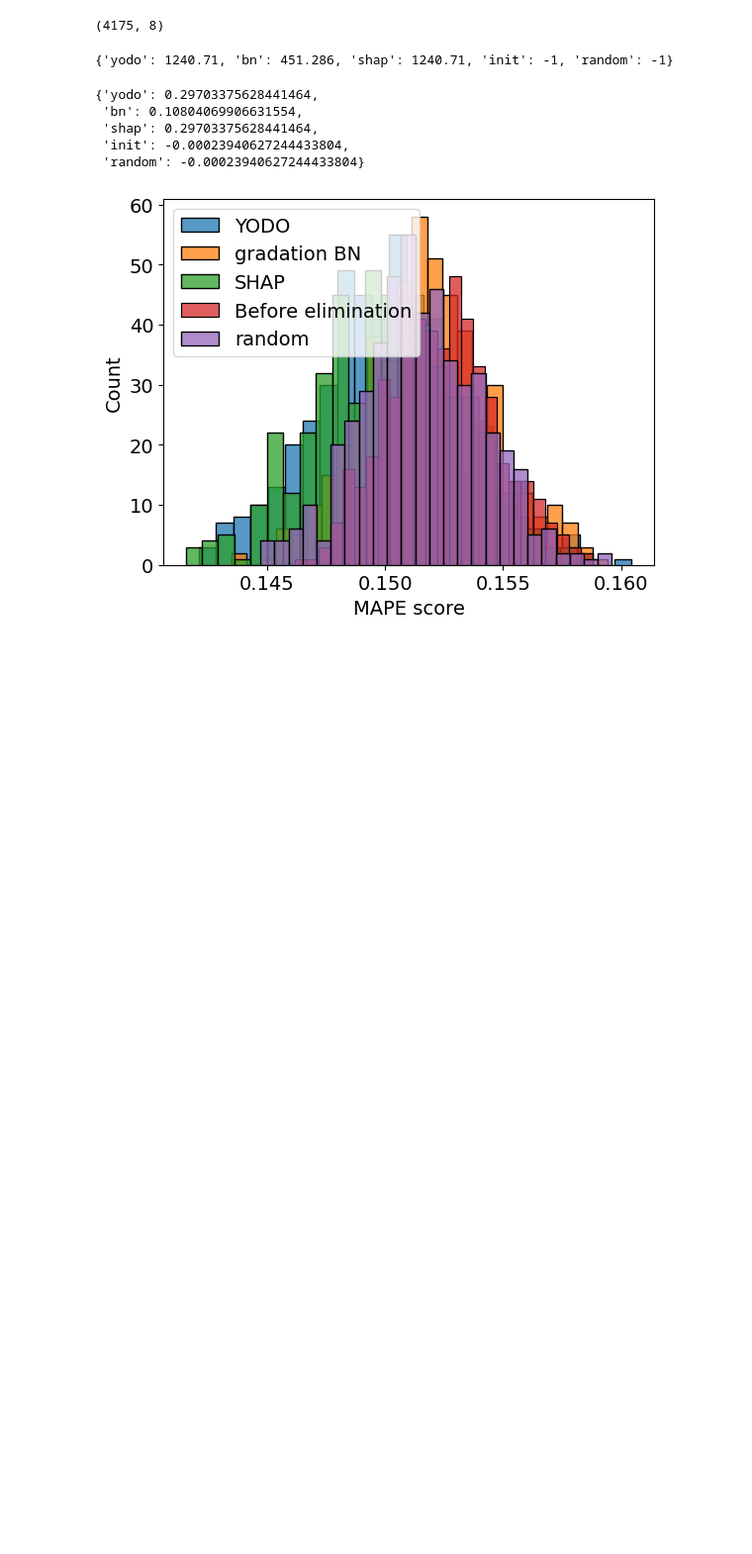
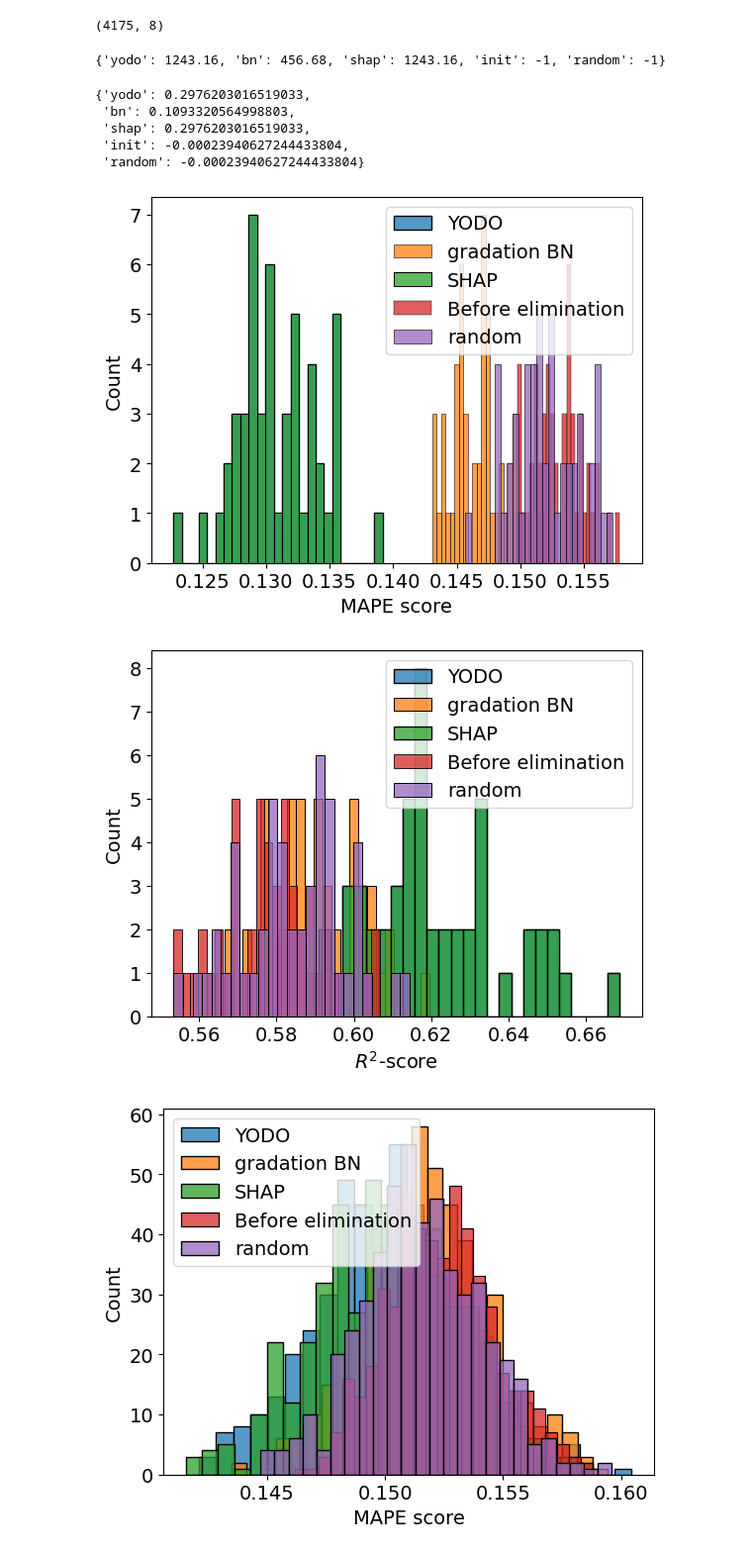
Before and after one commit to dmitry-grigorev/GIEBN, a Jupyter notebook: experiments/shaplime/error_gradations_yodo_abalone_regr.ipynb, the cells around one changed output. Shown at 99% size. Saved outputs shown, nothing was run; the diff lists cells and outputs as text; code cells hidden in the pictures; blank space fills up the shorter version.

```diff
--- a/experiments/shaplime/error_gradations_yodo_abalone_regr.ipynb
+++ b/experiments/shaplime/error_gradations_yodo_abalone_regr.ipynb
@@ -293,17 +293,18 @@ np.random.seed(42)
 
 stats_res = bootstrap_sampling(data, d_dict, bn,
                                     [mape,
-                                    r2_score], trials=500,alpha=0.3, incl_random_removal=True)
+                                    r2_score], trials=50,alpha=0.3, incl_random_removal=True,
+                                    drop_mode='metric')
 # %%
 stats_res['avg_n_dropped']
 # %% [output]
-{'yodo': 1240.71, 'bn': 451.286, 'shap': 1240.71, 'init': -1, 'random': -1}
+{'yodo': 1243.16, 'bn': 456.68, 'shap': 1243.16, 'init': -1, 'random': -1}
 # %%
 {k: v/n for k, v in stats_res['avg_n_dropped'].items()}
 # %% [output]
-{'yodo': 0.29703375628441464,
- 'bn': 0.10804069906631554,
- 'shap': 0.29703375628441464,
+{'yodo': 0.2976203016519033,
+ 'bn': 0.1093320564998803,
+ 'shap': 0.2976203016519033,
  'init': -0.00023940627244433804,
  'random': -0.00023940627244433804}
 # %%
@@ -322,6 +323,18 @@ names_mapping = {k:v for k, v in
                           "SHAP",
                           "random"
                           ])}
+# %%
+for k, label in enumerate(['MAPE score', '$R^2$-score']):
+    plt.figure()
+    plot_scores(stats_res['metrics'], ["Before elimination",
+                          "YODO",
+                          "gradation BN",
+                          "SHAP",
+                          "random"
+                          ], label, k)
+# %% [output]
+[figure, added]
+[figure, added]
 # %%
 for k, label in enumerate(['MAPE score', '$R^2$-score']):
     plt.figure()
```
Also changed, not shown: parts of 2 cells of this notebook, 2 other files.
